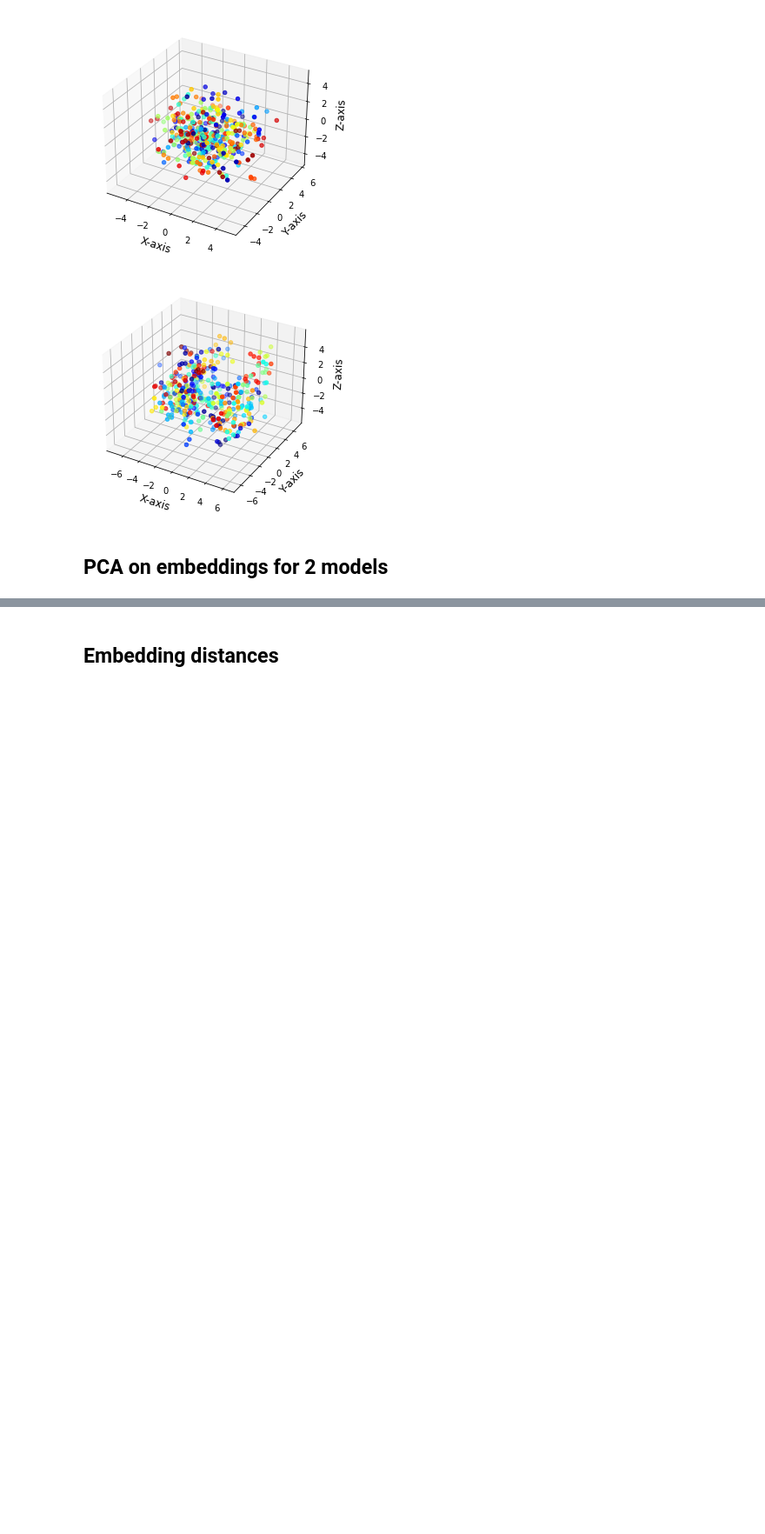
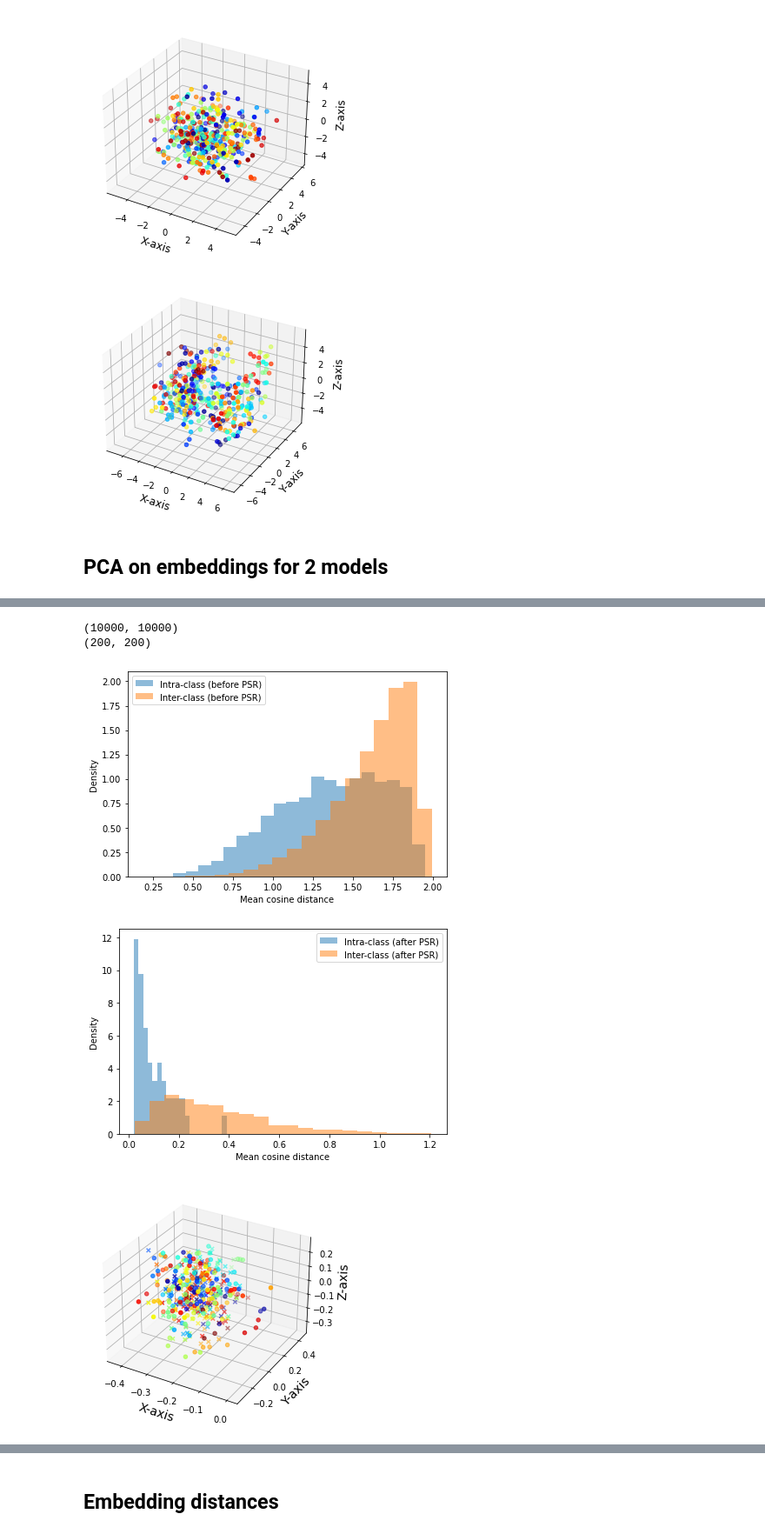
Before and after one commit to cepedus/HD-Faces, a Jupyter notebook: embeddings_analysis/Untitled.ipynb, the cells around one changed output, grey strips where cells are left out. Shown at 87% size. Saved outputs shown, nothing was run; the diff lists cells and outputs as text; code cells hidden in the pictures; blank space fills up the shorter version.

```diff
--- a/embeddings_analysis/Untitled.ipynb
+++ b/embeddings_analysis/Untitled.ipynb
@@ -215,3 +292,11 @@ plotpca_2models('highres144_in_lowres144', 'highres32_in_lowres144', clss, n=100
+# %%
+plotpca_2models('highres144_in_highlow_144', 'highres32_in_highlow_144', clss, n=50, fit_rotate=True, normalize=True)
+# %% [output]
+(10000, 10000)
+(200, 200)
+[figure, added]
+[figure, added]
+[figure, added]
 # %%
 for model1, model2 in list(itertools.combinations(models.keys(), 2)):
     clss = models[model1]["clss"]
```
Also changed, not shown: parts of 11 cells of this notebook, 13 other files.
